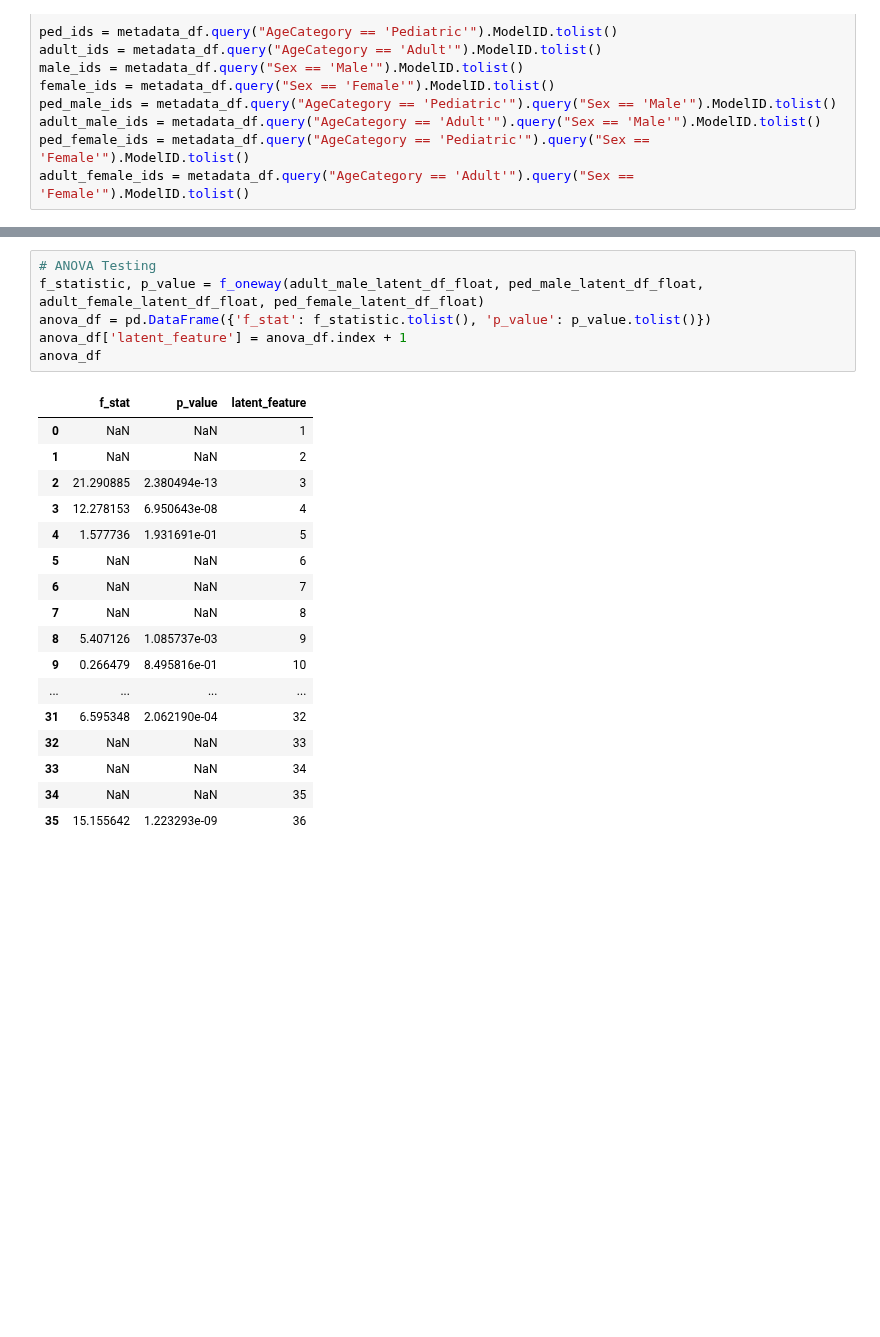
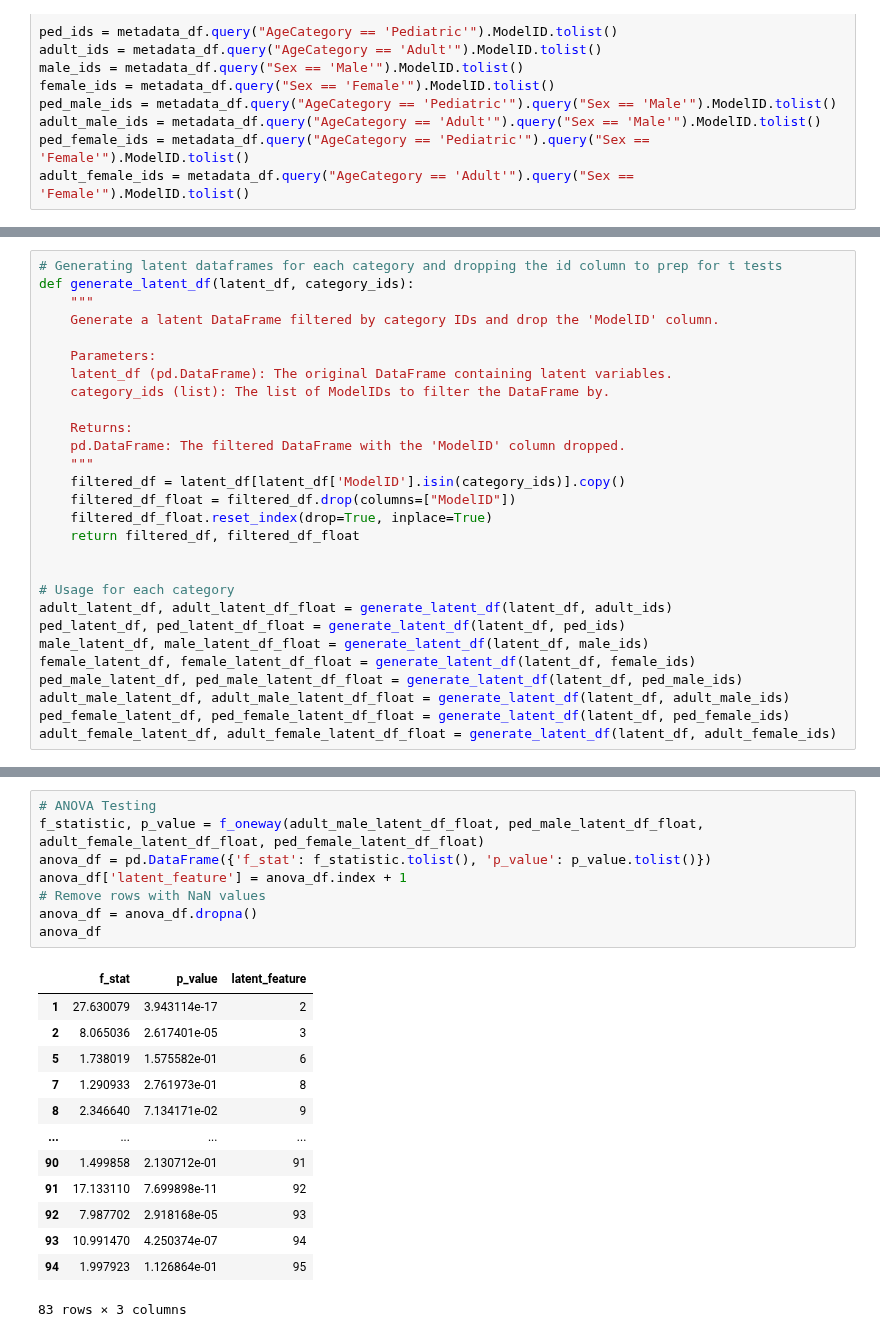
Before and after one commit to WayScience/gene_dependency_representations, a Jupyter notebook: 3.analysis/3.t_tests.ipynb, the cells around one changed output, grey strips where cells are left out. Saved outputs shown, nothing was run; the diff lists cells and outputs as text; blank space fills up the shorter version.

Commit message:
ANOVA

```diff
--- a/3.analysis/3.t_tests.ipynb
+++ b/3.analysis/3.t_tests.ipynb
@@ -84,3 +30,31 @@ adult_female_latent_df_float.reset_index(drop=True, inplace=True)
+# %%
+# Generating latent dataframes for each category and dropping the id column to prep for t tests
+def generate_latent_df(latent_df, category_ids):
+    """
+    Generate a latent DataFrame filtered by category IDs and drop the 'ModelID' column.
+
+    Parameters:
+    latent_df (pd.DataFrame): The original DataFrame containing latent variables.
+    category_ids (list): The list of ModelIDs to filter the DataFrame by.
+
+    Returns:
+    pd.DataFrame: The filtered DataFrame with the 'ModelID' column dropped.
+    """
+    filtered_df = latent_df[latent_df['ModelID'].isin(category_ids)].copy()
+    filtered_df_float = filtered_df.drop(columns=["ModelID"])
+    filtered_df_float.reset_index(drop=True, inplace=True)
+    return filtered_df, filtered_df_float
+
+
+# Usage for each category
+adult_latent_df, adult_latent_df_float = generate_latent_df(latent_df, adult_ids)
+ped_latent_df, ped_latent_df_float = generate_latent_df(latent_df, ped_ids)
+male_latent_df, male_latent_df_float = generate_latent_df(latent_df, male_ids)
+female_latent_df, female_latent_df_float = generate_latent_df(latent_df, female_ids)
+ped_male_latent_df, ped_male_latent_df_float = generate_latent_df(latent_df, ped_male_ids)
+adult_male_latent_df, adult_male_latent_df_float = generate_latent_df(latent_df, adult_male_ids)
+ped_female_latent_df, ped_female_latent_df_float = generate_latent_df(latent_df, ped_female_ids)
+adult_female_latent_df, adult_female_latent_df_float = generate_latent_df(latent_df, adult_female_ids)
 # %%
 # t tests comparing adult vs ped for each latent dimension
 
@@ -227,24 +224,22 @@ t_test_results_df.sort_values(by='p_value', ascending = True)
 # %%
 # ANOVA Testing
 f_statistic, p_value = f_oneway(adult_male_latent_df_float, ped_male_latent_df_float, adult_female_latent_df_float, ped_female_latent_df_float)
 anova_df = pd.DataFrame({'f_stat': f_statistic.tolist(), 'p_value': p_value.tolist()})
 anova_df['latent_feature'] = anova_df.index + 1
+# Remove rows with NaN values
+anova_df = anova_df.dropna()
 anova_df
 # %% [output]
 |  | f_stat | p_value | latent_feature |
-| 0 | NaN | NaN | 1 |
-| 1 | NaN | NaN | 2 |
-| 2 | 21.290885 | 2.380494e-13 | 3 |
-| 3 | 12.278153 | 6.950643e-08 | 4 |
-| 4 | 1.577736 | 1.931691e-01 | 5 |
-| 5 | NaN | NaN | 6 |
-| 6 | NaN | NaN | 7 |
-| 7 | NaN | NaN | 8 |
-| 8 | 5.407126 | 1.085737e-03 | 9 |
-| 9 | 0.266479 | 8.495816e-01 | 10 |
+| 1 | 27.630079 | 3.943114e-17 | 2 |
+| 2 | 8.065036 | 2.617401e-05 | 3 |
+| 5 | 1.738019 | 1.575582e-01 | 6 |
+| 7 | 1.290933 | 2.761973e-01 | 8 |
+| 8 | 2.346640 | 7.134171e-02 | 9 |
 | ... | ... | ... | ... |
-| 31 | 6.595348 | 2.062190e-04 | 32 |
-| 32 | NaN | NaN | 33 |
-| 33 | NaN | NaN | 34 |
-| 34 | NaN | NaN | 35 |
-| 35 | 15.155642 | 1.223293e-09 | 36 |
+| 90 | 1.499858 | 2.130712e-01 | 91 |
+| 91 | 17.133110 | 7.699898e-11 | 92 |
+| 92 | 7.987702 | 2.918168e-05 | 93 |
+| 93 | 10.991470 | 4.250374e-07 | 94 |
+| 94 | 1.997923 | 1.126864e-01 | 95 |
+83 rows × 3 columns
```
Also changed, not shown: parts of 16 cells of this notebook, 3 other files.
